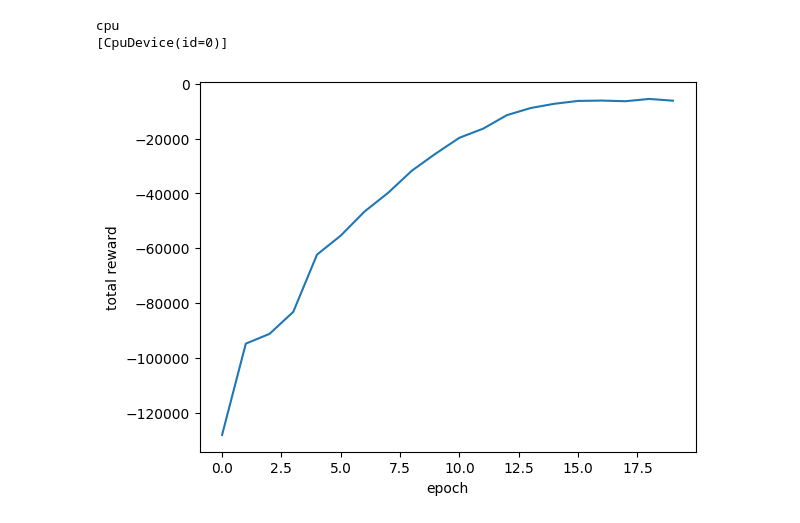
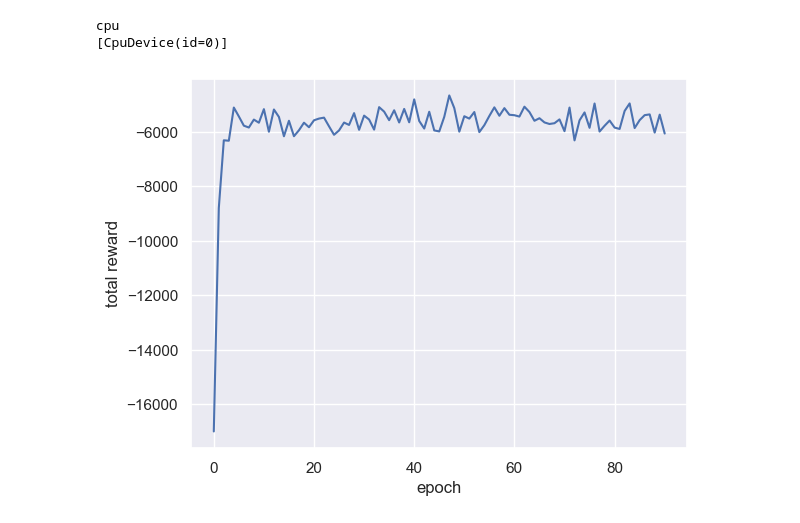
Before and after one commit to dcsteinhauser/HDS, a Jupyter notebook: run_PODS.ipynb, the cells around one changed output. Drawn from its saved outputs; the diff is of its cells as text; code cells hidden in the pictures.

Commit message:
plot

```diff
--- a/run_PODS.ipynb
+++ b/run_PODS.ipynb
@@ -46,19 +46,50 @@ ckpt_dir = './tmp/flax_ckpt'
 
 if os.path.exists(ckpt_dir):
     shutil.rmtree(ckpt_dir)  # Remove any existing checkpoints from the last notebook run.
+# %%
+import numpy as np
+import matplotlib.pyplot as plt
+import seaborn as sns
+from scipy.stats import iqr
+import matplotlib.ticker as ticker
+import matplotlib.patches as mpatches
+ticker.EngFormatter.ENG_PREFIXES.update({9:"B"}) # For cleaner formatting
+
+
+from scipy.stats import trim_mean, bootstrap
+
+sns.set()
 # %%
-
-def progress_f(x_data,y_data,epoch,reward):
+import pandas as pd
+def progress_f(x_data,y_data,epoch,reward, seed):
     print(reward)
     x_data.append(epoch)
     y_data.append(reward)
     clear_output(wait=True)
     plt.xlabel('epoch')
     plt.ylabel('total reward')
     plt.plot(x_data, y_data)
     plt.show()
+    data = {'epoch': x_data, f'{seed}': y_data}
+    new_data = pd.DataFrame(data)
+    file_path='podsdata.txt'
+    if os.path.exists(file_path):
+        existing_data = pd.read_csv(file_path)
+        if 'epoch' not in existing_data.columns:
+            existing_data['epoch'] = new_data['epoch']
+        if f'{seed}' in existing_data.columns:
+            existing_data = existing_data.drop(columns=[f'{seed}'])
+        existing_data = pd.merge(existing_data, new_data, on='epoch', how='outer')
+    else:
+        existing_data = new_data
 
-policy = train_hds(env,trajectory_length=50 ,num_samples=200,epochs=20, inner_epochs=30, alpha_a= 5e-3, init_learning_rate=1e-2, init_noise=0.0, noise_decay=0.5, progress_fn=progress_f)
-#policy = train_pods(env,trajectory_length=50 ,num_samples=100,epochs=50, inner_epochs=20, alpha_a=0.0, init_learning_rate=1e-3, progress_fn=progress_f)
+    existing_data.to_csv(file_path, index=False)
+
+
+
+#policy = train_hds(env,trajectory_length=50 ,num_samples=200,epochs=20, inner_epochs=30, alpha_a= 5e-3, init_learning_rate=1e-2, init_noise=0.0, noise_decay=0.5, progress_fn=progress_f)
+for i in range(30):
+    policy = train_pods(env,trajectory_length=50 ,num_samples=200,epochs=100, inner_epochs=30, alpha_a=5e-4, init_learning_rate=1e-2, progress_fn=progress_f, seed =i)
+progress_fn=progress_f
 # %% [output]
-[figure, old version]
+[figure, new version]
```
Also changed, not shown: parts of 3 cells of this notebook, 2 other files.
